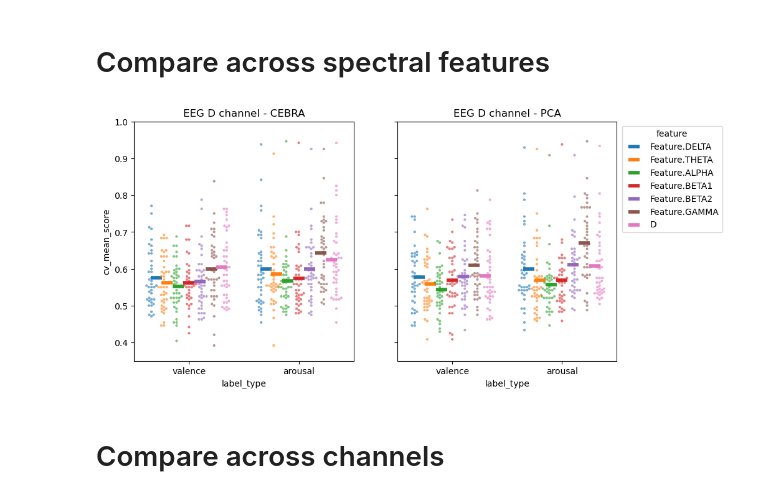
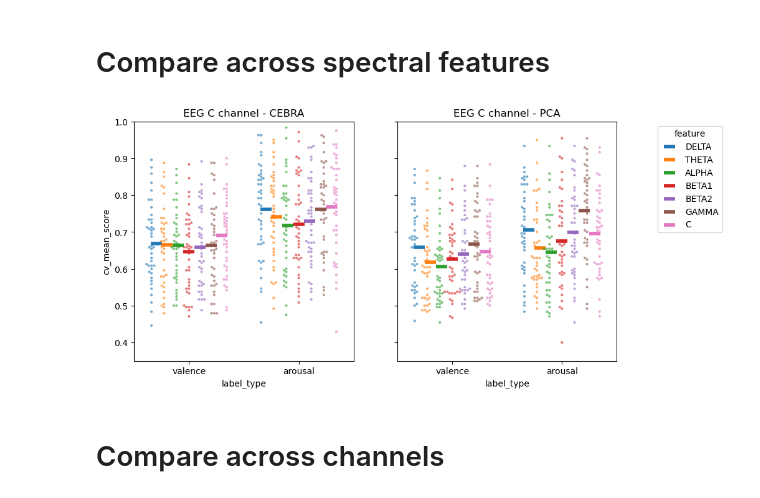
Before and after one commit to ti55987/MM_UCSF, a Jupyter notebook: analysis/figures.ipynb, the cells around one changed output. Saved outputs shown, nothing was run; the diff lists cells and outputs as text; code cells hidden in the pictures.

```diff
--- a/analysis/figures.ipynb
+++ b/analysis/figures.ipynb
@@ -8,15 +8,15 @@ import seaborn as sns
 # %% [markdown]
 # Read data
 # %%
-pca_channel_breakdown = pd.read_csv('PCA_C6.csv')
+pca_channel_breakdown = pd.read_csv('PCA_wo_resampled.csv')
 pca_all_channel = pd.read_csv('PCA_C6_ALL.csv')
-pca_c_spectral = pd.read_csv('PCA_C6_EEG_C_spectral.csv')
-pca_d_spectral = pd.read_csv('PCA_C6_EEG_D_spectral.csv')
+pca_c_spectral = pd.read_csv('PCA_wo_resampled_C_spectral.csv')
+#pca_d_spectral = pd.read_csv('PCA_C6_EEG_D_spectral.csv')
 
-cebra_channel_breakdown = pd.read_csv('CEBRA_D8_U256.csv')
+cebra_channel_breakdown = pd.read_csv('CEBRA_wo_resampled.csv')
 cebra_all_channel = pd.read_csv('CEBRA_D8_U256_ALL.csv')
-cebra_c_spectral = pd.read_csv('CEBRA_D8_U256_EEG_C_spectral.csv')
-cebra_d_spectral = pd.read_csv('CEBRA_D8_U256_EEG_D_spectral.csv')
+cebra_c_spectral = pd.read_csv('CEBRA_wo_resampled_C_spectral.csv')
+#cebra_d_spectral = pd.read_csv('CEBRA_D8_U256_EEG_D_spectral.csv')
 
 # Read rand index results
 aduio_ari = pd.read_csv('../aduio_ari.csv')
@@ -31,16 +31,16 @@ mean: 0.34038798576560975 max: 0.6732360097 min: 0.01374570447
 # %% [markdown]
 # Compare across spectral features
 # %%
-filtered_channel = 'D'
+filtered_channel = 'C'
 cebra_result = pd.concat(
     [
-        cebra_d_spectral,
+        cebra_c_spectral,
         cebra_channel_breakdown[cebra_channel_breakdown["channel"].isin([filtered_channel])],
     ]
 )
 pca_result = pd.concat(
     [
-        pca_d_spectral,
+        pca_c_spectral,
         pca_channel_breakdown[pca_channel_breakdown["channel"].isin([filtered_channel])],
     ]
 )
@@ -68,40 +68,40 @@ for idx, (method, result) in enumerate([("CEBRA", cebra_result), ("PCA", pca_res
 
     df_means = (
         result.groupby(["label_type", "channel"])["cv_mean_score"]
         .agg("mean")
         .reset_index()
     )
     pp = sns.pointplot(
         x="label_type",
         y="cv_mean_score",
         data=df_means,
         hue="channel",
         dodge=0.6,
         linestyles="",
         errorbar=None,
         scale=2,
         markers="_",
         ax=axes.flat[idx],
         hue_order=[
-            "Feature.DELTA",
-            "Feature.THETA",
-            "Feature.ALPHA",
-            "Feature.BETA1",
-            "Feature.BETA2",
-            "Feature.GAMMA",
+            "DELTA",
+            "THETA",
+            "ALPHA",
+            "BETA1",
+            "BETA2",
+            "GAMMA",
             filtered_channel,
         ],
         order=["valence", "arousal"],
     )
 
     axes.flat[idx].get_legend().set_visible((idx == 1))
     if idx == 1:
         axes.flat[idx].get_legend().set_title('feature')
         sns.move_legend(pp, "upper right", bbox_to_anchor=(1.5, 1))
 
     g.set_title(title)
 # %% [output]
-[figure, old version]
+[figure, new version]
 # %% [markdown]
 # Compare across channels
 # %%
```
Also changed, not shown: parts of 10 cells of this notebook, 4 other files.
